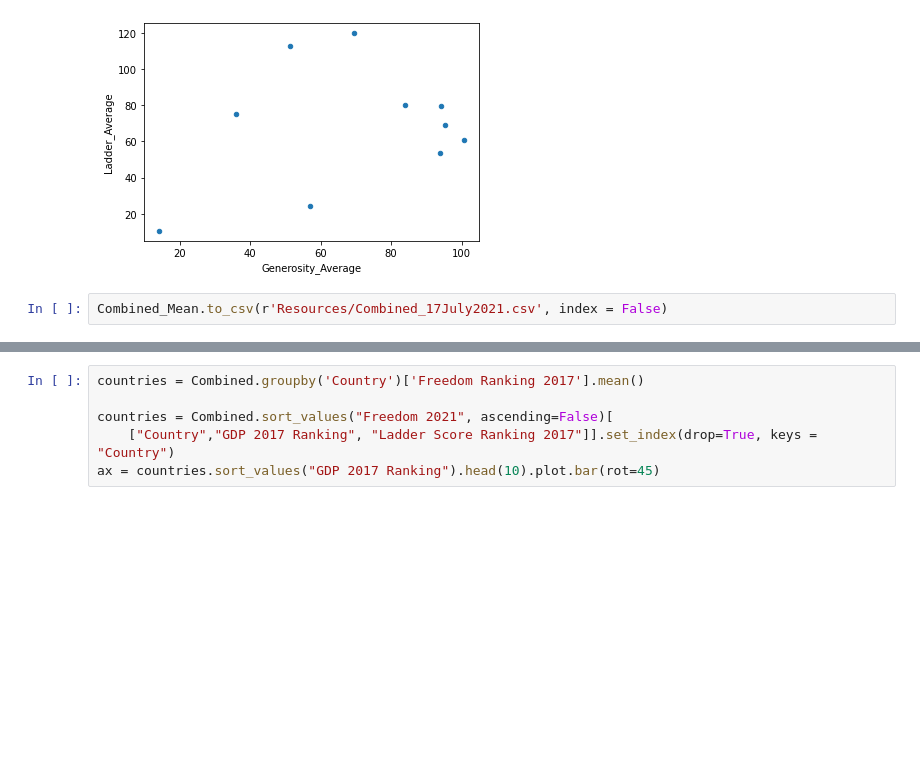
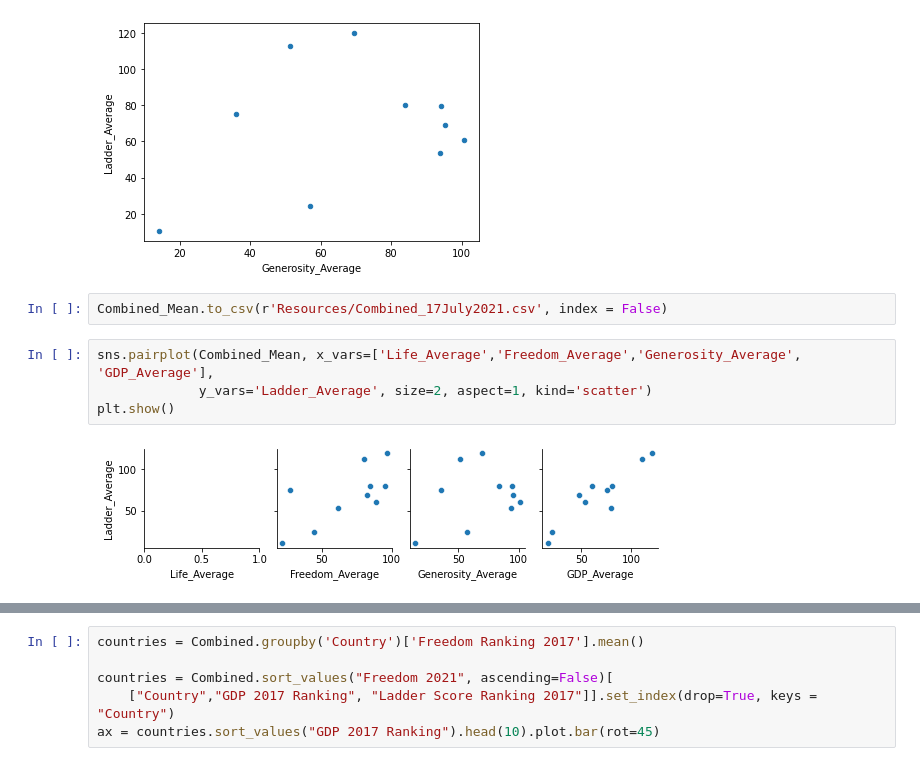
Before and after one commit to Ryan-Malin/TeamHappinessMain, a Jupyter notebook: RyanFromRamya.ipynb, the cells around one changed output, grey strips where cells are left out. Cells and saved outputs as stored; diff of their text form; blank space fills up the shorter version.

```diff
--- a/RyanFromRamya.ipynb
+++ b/RyanFromRamya.ipynb
@@ -749,3 +749,9 @@ Combined_Mean.plot.scatter(x = 'Generosity_Average', y = 'Ladder_Average')
 [figure]
 # %%
 Combined_Mean.to_csv(r'Resources/Combined_17July2021.csv', index = False)
+# %%
+sns.pairplot(Combined_Mean, x_vars=['Life_Average','Freedom_Average','Generosity_Average', 'GDP_Average'],
+             y_vars='Ladder_Average', size=2, aspect=1, kind='scatter')
+plt.show()
+# %% [output]
+[figure, added]
```
Also changed, not shown: parts of 2 cells of this notebook.
